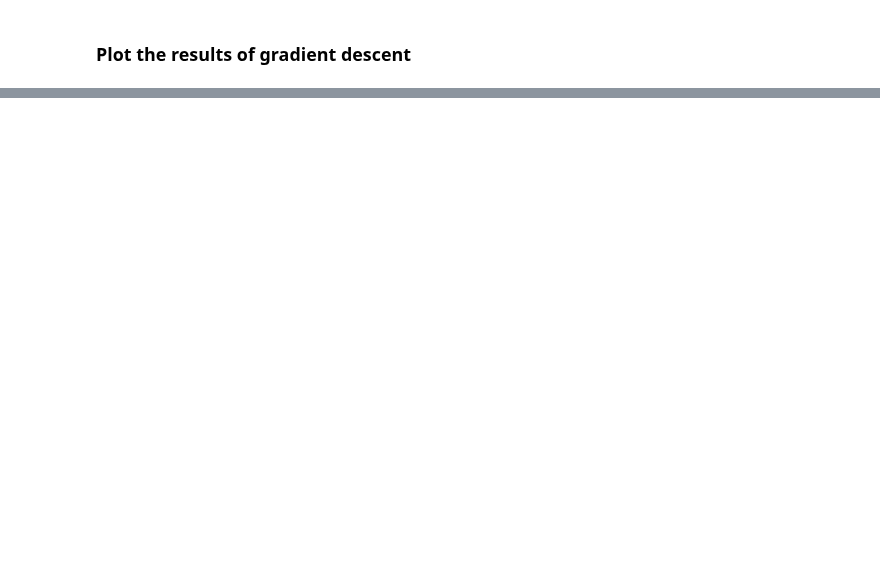
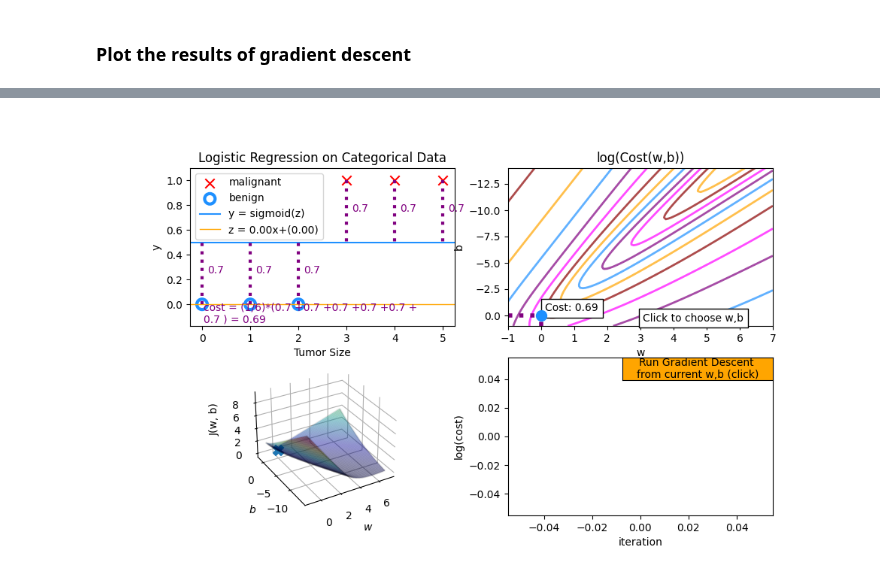
Before and after one commit to PaulToronto/Stanford-Andrew-Ng-Machine-Learning-Specialization, a Jupyter notebook: 1_3_3_1_Lab_Gradient_descent_for_logistic_regression.ipynb, the cells around one changed output, grey strips where cells are left out. Saved outputs shown, nothing was run; the diff lists cells and outputs as text; code cells hidden in the pictures; blank space fills up the shorter version.

```diff
--- a/1_3_3_1_Lab_Gradient_descent_for_logistic_regression.ipynb
+++ b/1_3_3_1_Lab_Gradient_descent_for_logistic_regression.ipynb
@@ -255,0 +361,34 @@ w_out, b_out
+# %%
+def compute_cost_matrix(X, y, w, b, logistic=False, lambda_=0, safe=True):
+    """
+    Computes the cost using  using matrices
+    Args:
+      X : (ndarray, Shape (m,n))          matrix of examples
+      y : (ndarray  Shape (m,) or (m,1))  target value of each example
+      w : (ndarray  Shape (n,) or (n,1))  Values of parameter(s) of the model
+      b : (scalar )                       Values of parameter of the model
+      verbose : (Boolean) If true, print out intermediate value f_wb
+    Returns:
+      total_cost: (scalar)                cost
+    """
+    m = X.shape[0]
+    y = y.reshape(-1,1)             # ensure 2D
+    w = w.reshape(-1,1)             # ensure 2D
+    if logistic:
+        if safe:  #safe from overflow
+            z = X @ w + b                                                           #(m,n)(n,1)=(m,1)
+            cost = -(y * z) + log_1pexp(z)
+            cost = np.sum(cost)/m                                                   # (scalar)
+        else:
+            f    = sigmoid(X @ w + b)                                               # (m,n)(n,1) = (m,1)
+            cost = (1/m)*(np.dot(-y.T, np.log(f)) - np.dot((1-y).T, np.log(1-f)))   # (1,m)(m,1) = (1,1)
+            cost = cost[0,0]                                                        # scalar
+    else:
+        f    = X @ w + b                                                        # (m,n)(n,1) = (m,1)
+        cost = (1/(2*m)) * np.sum((f - y)**2)                                   # scalar
+
+    reg_cost = (lambda_/(2*m)) * np.sum(w**2)                                   # scalar
+
+    total_cost = cost + reg_cost                                                # scalar
+
+    return total_cost
@@ -255,0 +766,6 @@ w_out, b_out
+# %%
+w_range = np.array([-1, 7])
+b_range = np.array([1, -14])
+quad = plt_quad_logistic( x_train, y_train, w_range, b_range)
+# %% [output]
+[figure, added]
```
Also changed, not shown: parts of 17 cells of this notebook.
